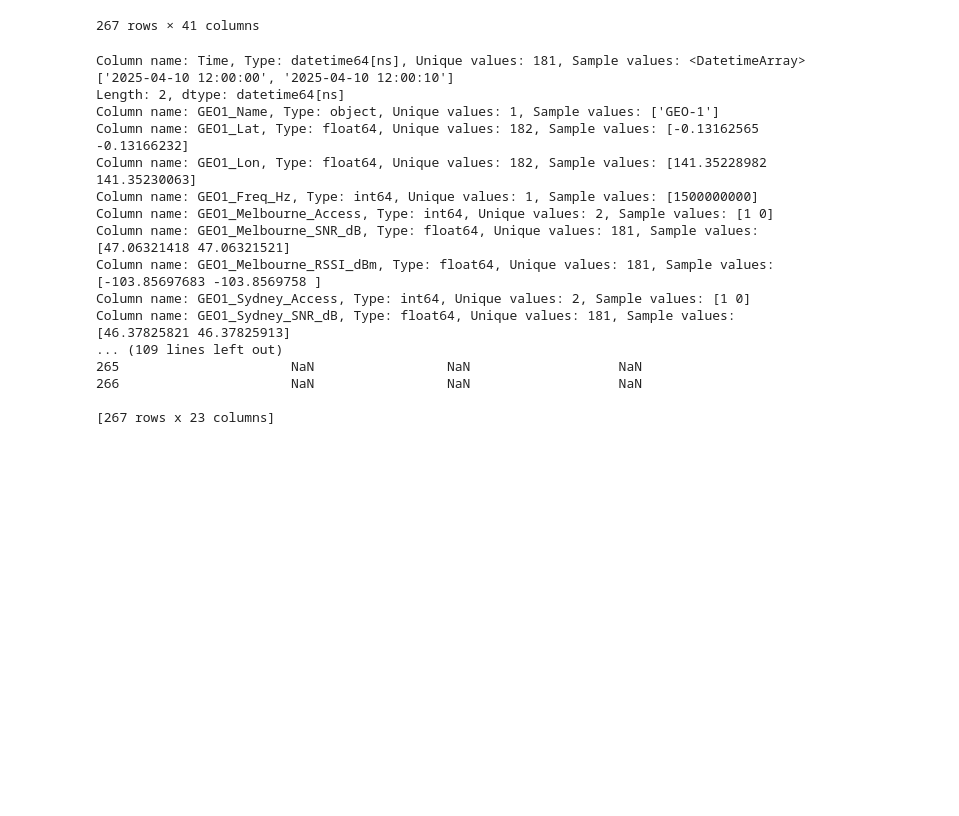
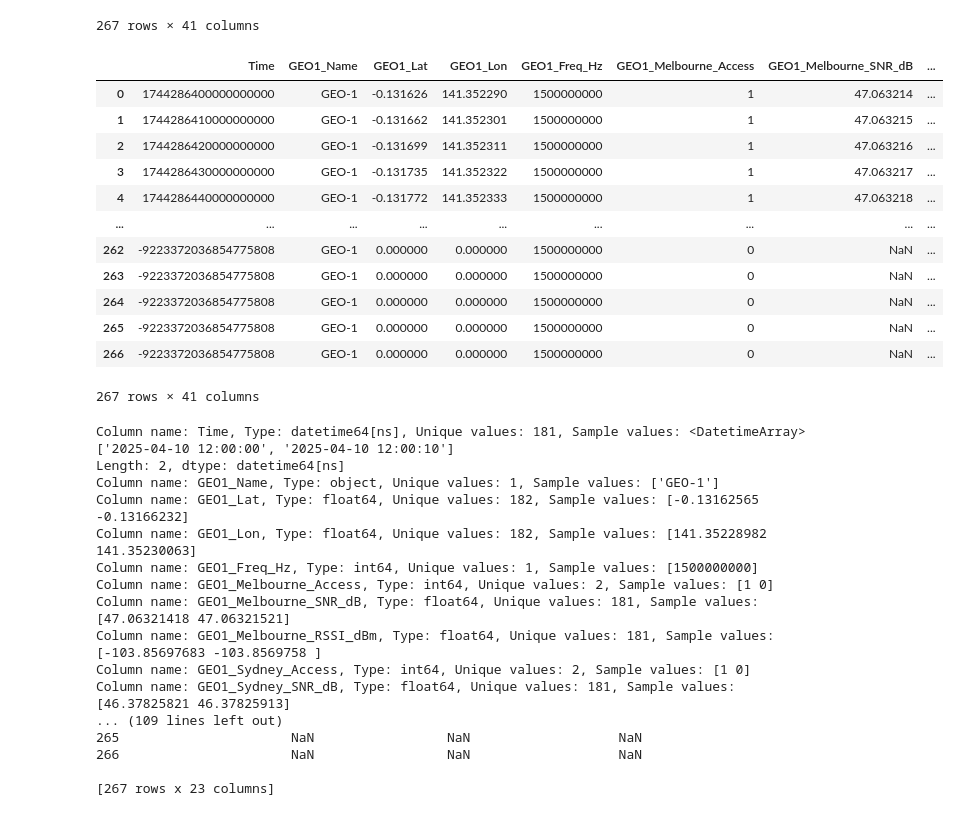
Before and after one commit to deol-satish/CogSat-DRL, a Jupyter notebook: main.ipynb, the cells around one changed output. Cells and saved outputs as stored; diff of their text form; code cells hidden in the pictures; blank space fills up the shorter version.

```diff
--- a/main.ipynb
+++ b/main.ipynb
@@ -25,6 +25,25 @@ df
 | 265 | NaT | GEO-1 | 0.000000 | 0.000000 | 1500000000 | 0 | NaN | ... |
 | 266 | NaT | GEO-1 | 0.000000 | 0.000000 | 1500000000 | 0 | NaN | ... |
 267 rows × 41 columns
+# %%
+# Convert Time to UTC timestamp
+df['Time'] = pd.to_datetime(df['Time']).dt.tz_localize('UTC').astype('int64')
+# %%
+df
+# %% [output]
+|  | Time | GEO1_Name | GEO1_Lat | GEO1_Lon | GEO1_Freq_Hz | GEO1_Melbourne_Access | GEO1_Melbourne_SNR_dB | ... |
+| 0 | 1744286400000000000 | GEO-1 | -0.131626 | 141.352290 | 1500000000 | 1 | 47.063214 | ... |
+| 1 | 1744286410000000000 | GEO-1 | -0.131662 | 141.352301 | 1500000000 | 1 | 47.063215 | ... |
+| 2 | 1744286420000000000 | GEO-1 | -0.131699 | 141.352311 | 1500000000 | 1 | 47.063216 | ... |
+| 3 | 1744286430000000000 | GEO-1 | -0.131735 | 141.352322 | 1500000000 | 1 | 47.063217 | ... |
+| 4 | 1744286440000000000 | GEO-1 | -0.131772 | 141.352333 | 1500000000 | 1 | 47.063218 | ... |
+| ... | ... | ... | ... | ... | ... | ... | ... | ... |
+| 262 | -9223372036854775808 | GEO-1 | 0.000000 | 0.000000 | 1500000000 | 0 | NaN | ... |
+| 263 | -9223372036854775808 | GEO-1 | 0.000000 | 0.000000 | 1500000000 | 0 | NaN | ... |
+| 264 | -9223372036854775808 | GEO-1 | 0.000000 | 0.000000 | 1500000000 | 0 | NaN | ... |
+| 265 | -9223372036854775808 | GEO-1 | 0.000000 | 0.000000 | 1500000000 | 0 | NaN | ... |
+| 266 | -9223372036854775808 | GEO-1 | 0.000000 | 0.000000 | 1500000000 | 0 | NaN | ... |
+267 rows × 41 columns
 # %%
 # for column in df.columns:
 #     if "Freq_Hz" in column:
```
Also changed, not shown: 3 other files.
